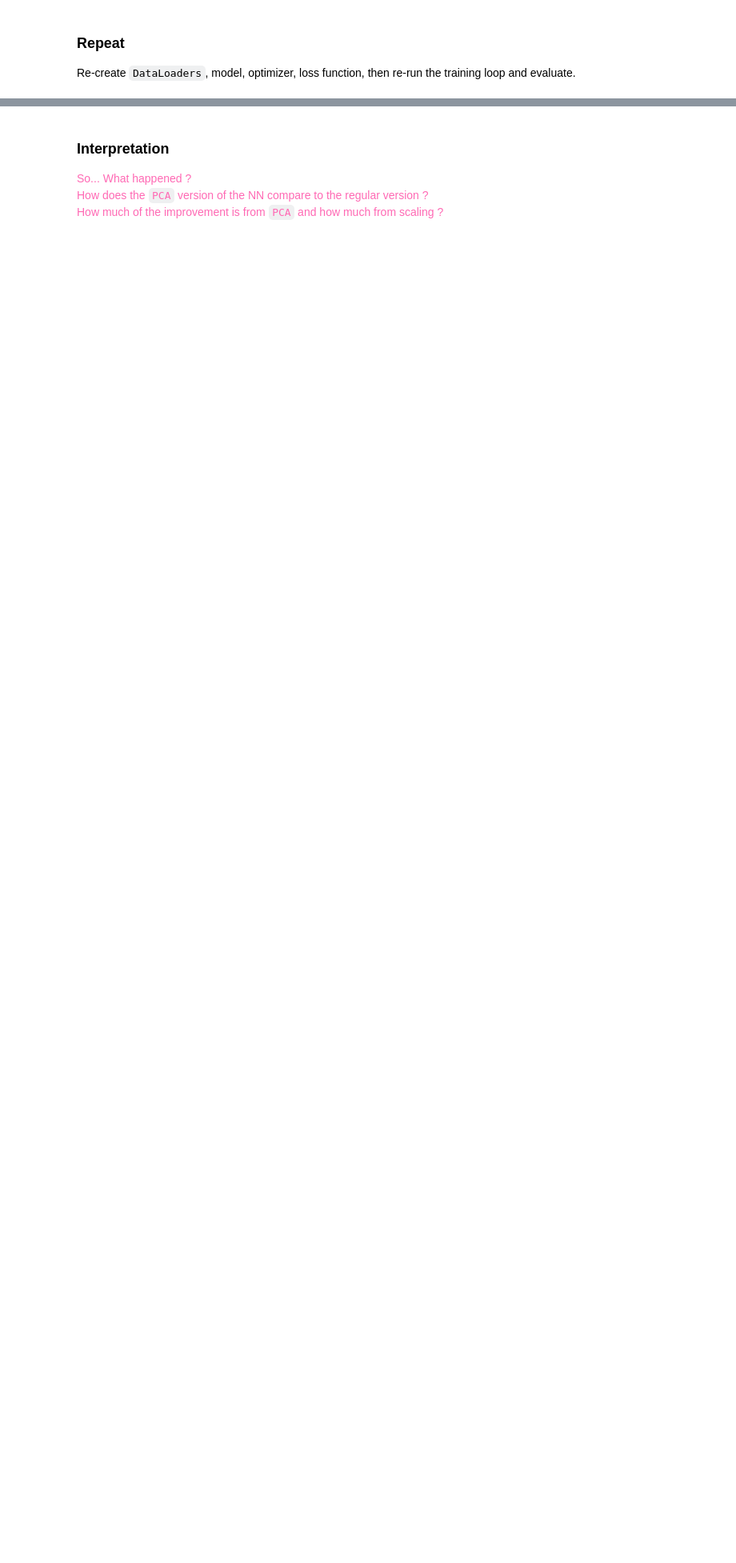
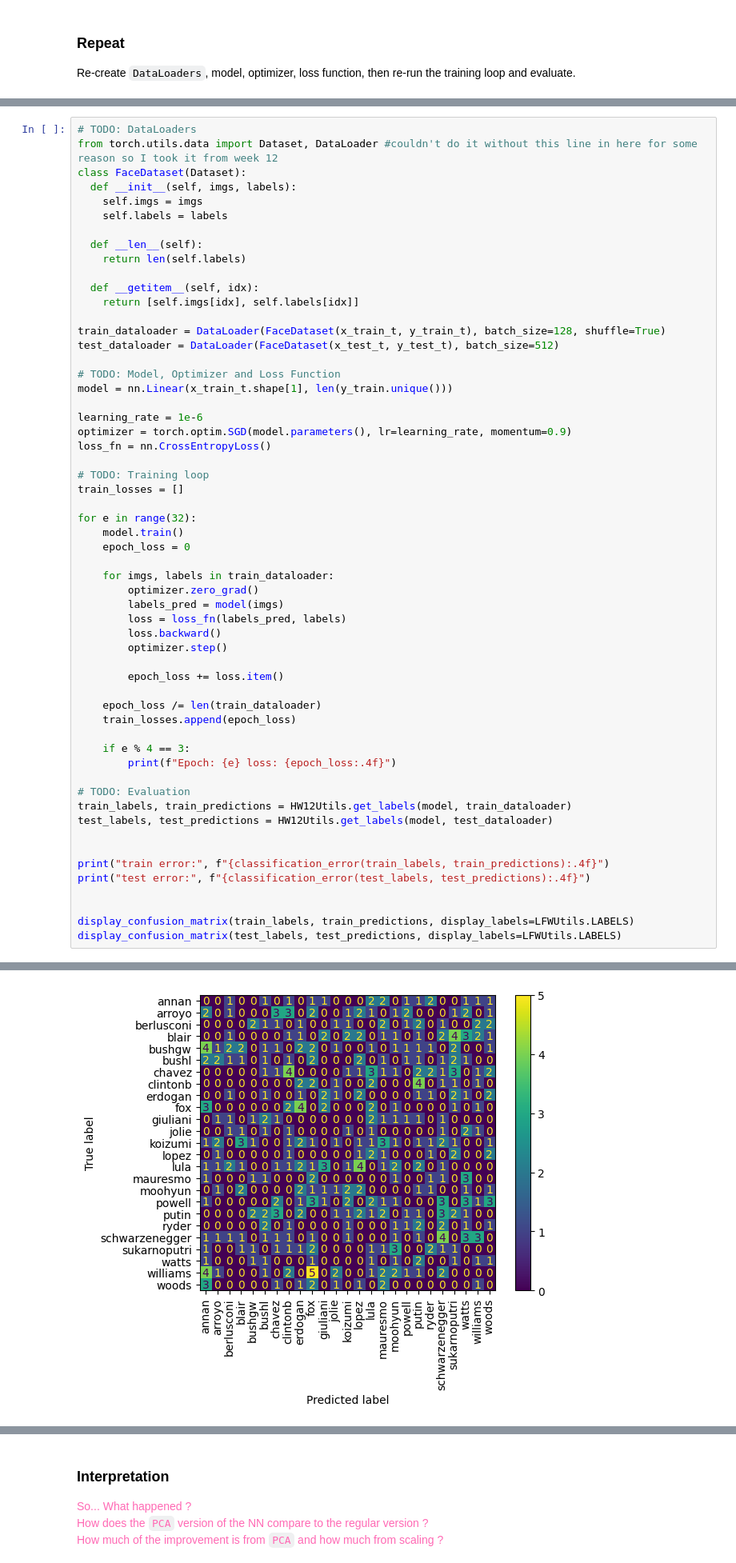
Before and after one commit to SnehaYal/HW12, a Jupyter notebook: HW12.ipynb, the cells around one changed output, grey strips where cells are left out. Shown at 80% size. Saved outputs shown, nothing was run; the diff lists cells and outputs as text; blank space fills up the shorter version.

```diff
--- a/HW12.ipynb
+++ b/HW12.ipynb
@@ -236,0 +251,58 @@ Re-create `DataLoaders`, model, optimizer, loss function, then re-run the traini
+# %%
+# TODO: DataLoaders
+from torch.utils.data import Dataset, DataLoader #couldn't do it without this line in here for some reason so I took it from week 12
+class FaceDataset(Dataset):
+  def __init__(self, imgs, labels):
+    self.imgs = imgs
+    self.labels = labels
+
+  def __len__(self):
+    return len(self.labels)
+
+  def __getitem__(self, idx):
+    return [self.imgs[idx], self.labels[idx]]
+
+train_dataloader = DataLoader(FaceDataset(x_train_t, y_train_t), batch_size=128, shuffle=True)
+test_dataloader = DataLoader(FaceDataset(x_test_t, y_test_t), batch_size=512)
+
+# TODO: Model, Optimizer and Loss Function
+model = nn.Linear(x_train_t.shape[1], len(y_train.unique()))
+
+learning_rate = 1e-6
+optimizer = torch.optim.SGD(model.parameters(), lr=learning_rate, momentum=0.9)
+loss_fn = nn.CrossEntropyLoss()
+
+# TODO: Training loop
+train_losses = []
+
+for e in range(32):
+    model.train()
+    epoch_loss = 0
+
+    for imgs, labels in train_dataloader:
+        optimizer.zero_grad()
+        labels_pred = model(imgs)
+        loss = loss_fn(labels_pred, labels)
+        loss.backward()
+        optimizer.step()
+
+        epoch_loss += loss.item()
+
+    epoch_loss /= len(train_dataloader)
+    train_losses.append(epoch_loss)
+
+    if e % 4 == 3:
+        print(f"Epoch: {e} loss: {epoch_loss:.4f}")
+
+# TODO: Evaluation
+train_labels, train_predictions = HW12Utils.get_labels(model, train_dataloader)
+test_labels, test_predictions = HW12Utils.get_labels(model, test_dataloader)
+
+
+print("train error:", f"{classification_error(train_labels, train_predictions):.4f}")
+print("test error:", f"{classification_error(test_labels, test_predictions):.4f}")
+
+
+display_confusion_matrix(train_labels, train_predictions, display_labels=LFWUtils.LABELS)
+display_confusion_matrix(test_labels, test_predictions, display_labels=LFWUtils.LABELS)
+# %% [output]
@@ -236,0 +319 @@ Re-create `DataLoaders`, model, optimizer, loss function, then re-run the traini
+[figure, added]
```
Also changed, not shown: parts of 7 cells of this notebook.
